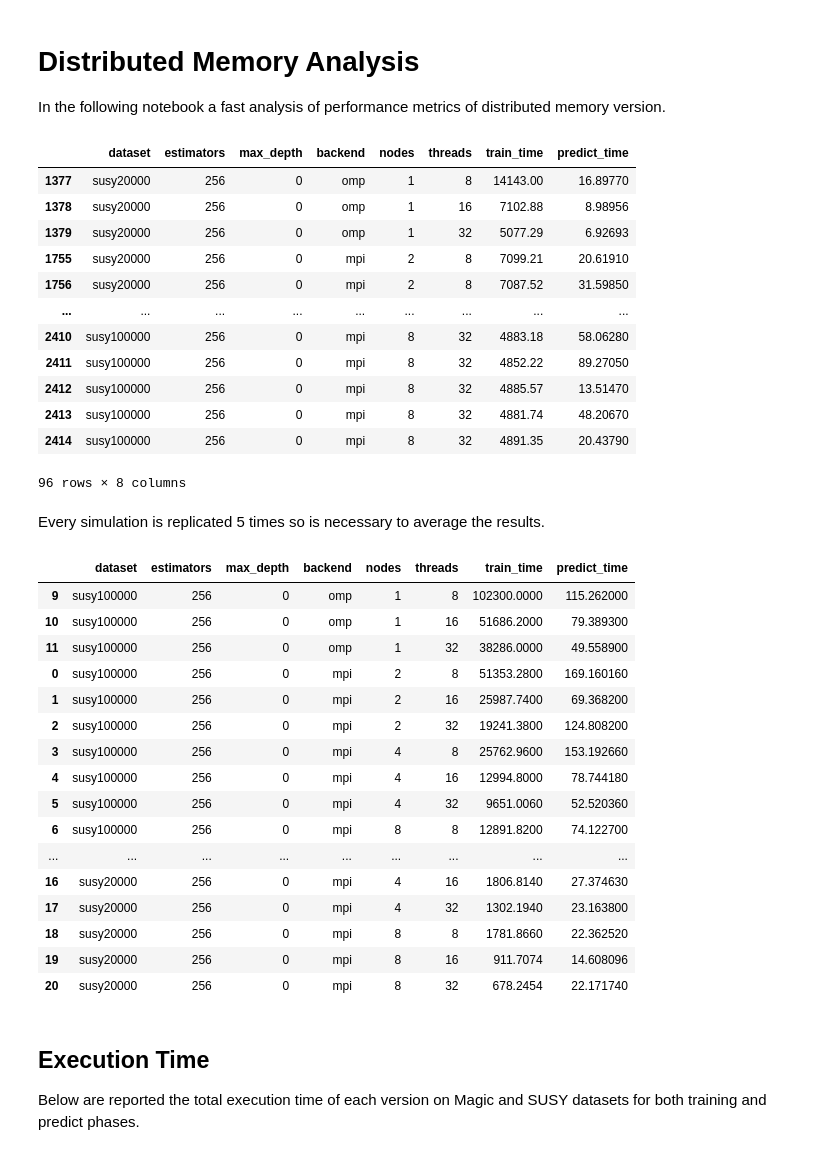
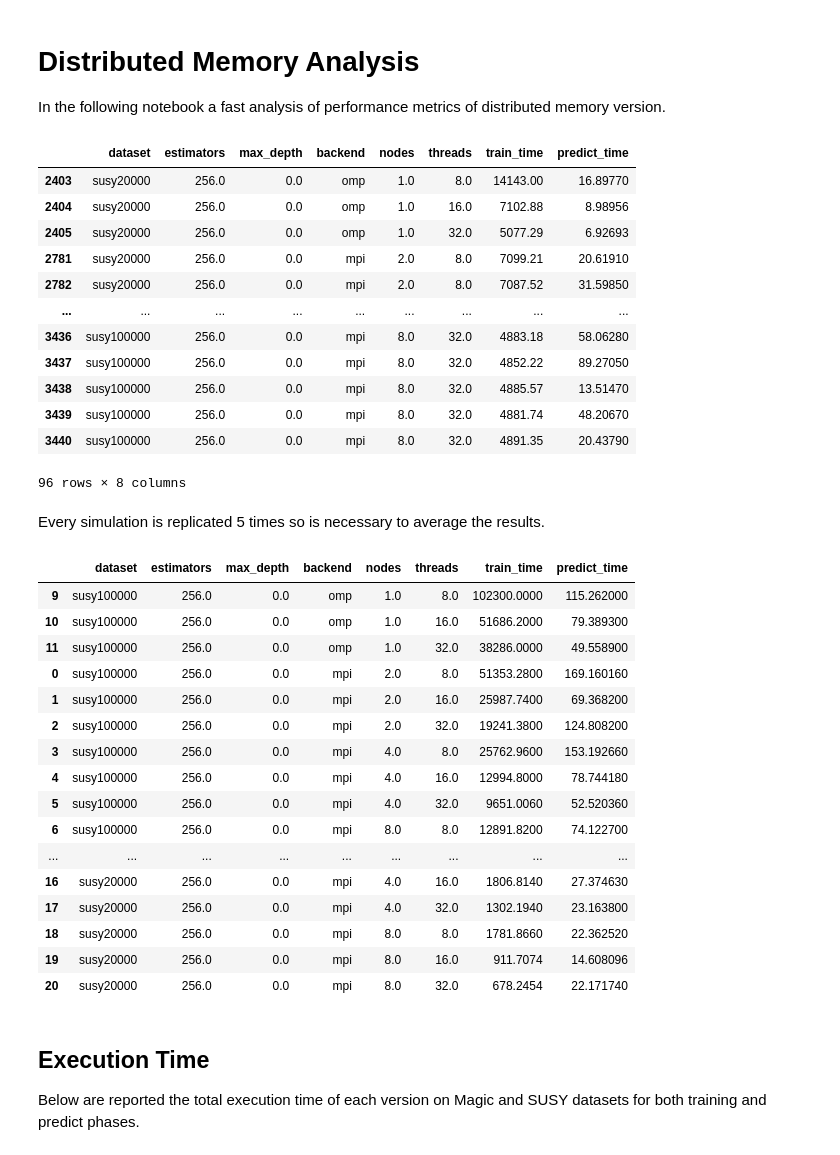
Before and after one commit to FedericoBustaffa/random_forest, a Jupyter notebook: notebooks/distributed_memory.ipynb, the cells around one changed output. Drawn from its saved outputs; the diff is of its cells as text; code cells hidden in the pictures.

```diff
--- a/notebooks/distributed_memory.ipynb
+++ b/notebooks/distributed_memory.ipynb
@@ -6,29 +6,30 @@ memory version.
 # %%
 import numpy as np
 import pandas as pd
 import matplotlib.pyplot as plt
 import distributed_memory_plot as plot
 
 df = pd.read_csv("../results/forest.csv")
 df = df[(df["backend"] == "mpi") | (df["backend"] == "omp")]
 df = df[(df["threads"] >= 8)]
+df = df[(df["nodes"] == 1) | (df["nodes"] == 2) | (df["nodes"] == 4) | (df["nodes"] == 8)]
 df = df[(df["dataset"] == "susy100000") | (df["dataset"] == "susy20000")]
 df = df[df["estimators"] == 256]
 df = df.drop(columns=["accuracy", "f1"])
 df
 # %% [output]
 |  | dataset | estimators | max_depth | backend | nodes | threads | train_time | predict_time |
-| 1377 | susy20000 | 256 | 0 | omp | 1 | 8 | 14143.00 | 16.89770 |
-| 1378 | susy20000 | 256 | 0 | omp | 1 | 16 | 7102.88 | 8.98956 |
-| 1379 | susy20000 | 256 | 0 | omp | 1 | 32 | 5077.29 | 6.92693 |
-| 1755 | susy20000 | 256 | 0 | mpi | 2 | 8 | 7099.21 | 20.61910 |
-| 1756 | susy20000 | 256 | 0 | mpi | 2 | 8 | 7087.52 | 31.59850 |
+| 2403 | susy20000 | 256.0 | 0.0 | omp | 1.0 | 8.0 | 14143.00 | 16.89770 |
+| 2404 | susy20000 | 256.0 | 0.0 | omp | 1.0 | 16.0 | 7102.88 | 8.98956 |
+| 2405 | susy20000 | 256.0 | 0.0 | omp | 1.0 | 32.0 | 5077.29 | 6.92693 |
+| 2781 | susy20000 | 256.0 | 0.0 | mpi | 2.0 | 8.0 | 7099.21 | 20.61910 |
+| 2782 | susy20000 | 256.0 | 0.0 | mpi | 2.0 | 8.0 | 7087.52 | 31.59850 |
 | ... | ... | ... | ... | ... | ... | ... | ... | ... |
-| 2410 | susy100000 | 256 | 0 | mpi | 8 | 32 | 4883.18 | 58.06280 |
-| 2411 | susy100000 | 256 | 0 | mpi | 8 | 32 | 4852.22 | 89.27050 |
-| 2412 | susy100000 | 256 | 0 | mpi | 8 | 32 | 4885.57 | 13.51470 |
-| 2413 | susy100000 | 256 | 0 | mpi | 8 | 32 | 4881.74 | 48.20670 |
-| 2414 | susy100000 | 256 | 0 | mpi | 8 | 32 | 4891.35 | 20.43790 |
+| 3436 | susy100000 | 256.0 | 0.0 | mpi | 8.0 | 32.0 | 4883.18 | 58.06280 |
+| 3437 | susy100000 | 256.0 | 0.0 | mpi | 8.0 | 32.0 | 4852.22 | 89.27050 |
+| 3438 | susy100000 | 256.0 | 0.0 | mpi | 8.0 | 32.0 | 4885.57 | 13.51470 |
+| 3439 | susy100000 | 256.0 | 0.0 | mpi | 8.0 | 32.0 | 4881.74 | 48.20670 |
+| 3440 | susy100000 | 256.0 | 0.0 | mpi | 8.0 | 32.0 | 4891.35 | 20.43790 |
 96 rows × 8 columns
 # %% [markdown]
 Every simulation is replicated 5 times so is necessary to average the results.
@@ -40,22 +41,22 @@ df = df.sort_values(by=["dataset", "nodes", "threads"])
 df
 # %% [output]
 |  | dataset | estimators | max_depth | backend | nodes | threads | train_time | predict_time |
-| 9 | susy100000 | 256 | 0 | omp | 1 | 8 | 102300.0000 | 115.262000 |
-| 10 | susy100000 | 256 | 0 | omp | 1 | 16 | 51686.2000 | 79.389300 |
-| 11 | susy100000 | 256 | 0 | omp | 1 | 32 | 38286.0000 | 49.558900 |
-| 0 | susy100000 | 256 | 0 | mpi | 2 | 8 | 51353.2800 | 169.160160 |
-| 1 | susy100000 | 256 | 0 | mpi | 2 | 16 | 25987.7400 | 69.368200 |
-| 2 | susy100000 | 256 | 0 | mpi | 2 | 32 | 19241.3800 | 124.808200 |
-| 3 | susy100000 | 256 | 0 | mpi | 4 | 8 | 25762.9600 | 153.192660 |
-| 4 | susy100000 | 256 | 0 | mpi | 4 | 16 | 12994.8000 | 78.744180 |
-| 5 | susy100000 | 256 | 0 | mpi | 4 | 32 | 9651.0060 | 52.520360 |
-| 6 | susy100000 | 256 | 0 | mpi | 8 | 8 | 12891.8200 | 74.122700 |
+| 9 | susy100000 | 256.0 | 0.0 | omp | 1.0 | 8.0 | 102300.0000 | 115.262000 |
+| 10 | susy100000 | 256.0 | 0.0 | omp | 1.0 | 16.0 | 51686.2000 | 79.389300 |
+| 11 | susy100000 | 256.0 | 0.0 | omp | 1.0 | 32.0 | 38286.0000 | 49.558900 |
+| 0 | susy100000 | 256.0 | 0.0 | mpi | 2.0 | 8.0 | 51353.2800 | 169.160160 |
+| 1 | susy100000 | 256.0 | 0.0 | mpi | 2.0 | 16.0 | 25987.7400 | 69.368200 |
+| 2 | susy100000 | 256.0 | 0.0 | mpi | 2.0 | 32.0 | 19241.3800 | 124.808200 |
+| 3 | susy100000 | 256.0 | 0.0 | mpi | 4.0 | 8.0 | 25762.9600 | 153.192660 |
+| 4 | susy100000 | 256.0 | 0.0 | mpi | 4.0 | 16.0 | 12994.8000 | 78.744180 |
+| 5 | susy100000 | 256.0 | 0.0 | mpi | 4.0 | 32.0 | 9651.0060 | 52.520360 |
+| 6 | susy100000 | 256.0 | 0.0 | mpi | 8.0 | 8.0 | 12891.8200 | 74.122700 |
 | ... | ... | ... | ... | ... | ... | ... | ... | ... |
-| 16 | susy20000 | 256 | 0 | mpi | 4 | 16 | 1806.8140 | 27.374630 |
-| 17 | susy20000 | 256 | 0 | mpi | 4 | 32 | 1302.1940 | 23.163800 |
-| 18 | susy20000 | 256 | 0 | mpi | 8 | 8 | 1781.8660 | 22.362520 |
-| 19 | susy20000 | 256 | 0 | mpi | 8 | 16 | 911.7074 | 14.608096 |
-| 20 | susy20000 | 256 | 0 | mpi | 8 | 32 | 678.2454 | 22.171740 |
+| 16 | susy20000 | 256.0 | 0.0 | mpi | 4.0 | 16.0 | 1806.8140 | 27.374630 |
+| 17 | susy20000 | 256.0 | 0.0 | mpi | 4.0 | 32.0 | 1302.1940 | 23.163800 |
+| 18 | susy20000 | 256.0 | 0.0 | mpi | 8.0 | 8.0 | 1781.8660 | 22.362520 |
+| 19 | susy20000 | 256.0 | 0.0 | mpi | 8.0 | 16.0 | 911.7074 | 14.608096 |
+| 20 | susy20000 | 256.0 | 0.0 | mpi | 8.0 | 32.0 | 678.2454 | 22.171740 |
 # %% [markdown]
 ## Execution Time
 
```
Also changed, not shown: parts of 9 cells of this notebook, 14 other files.
